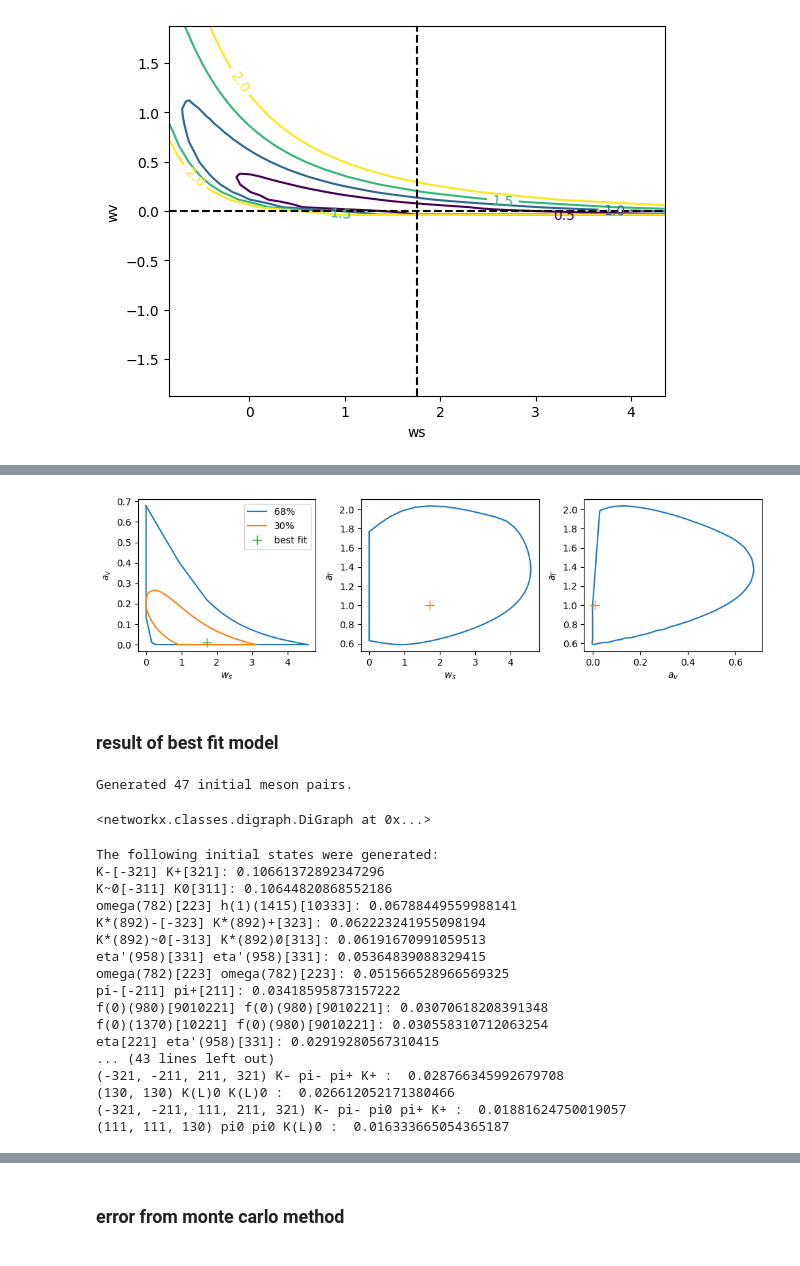
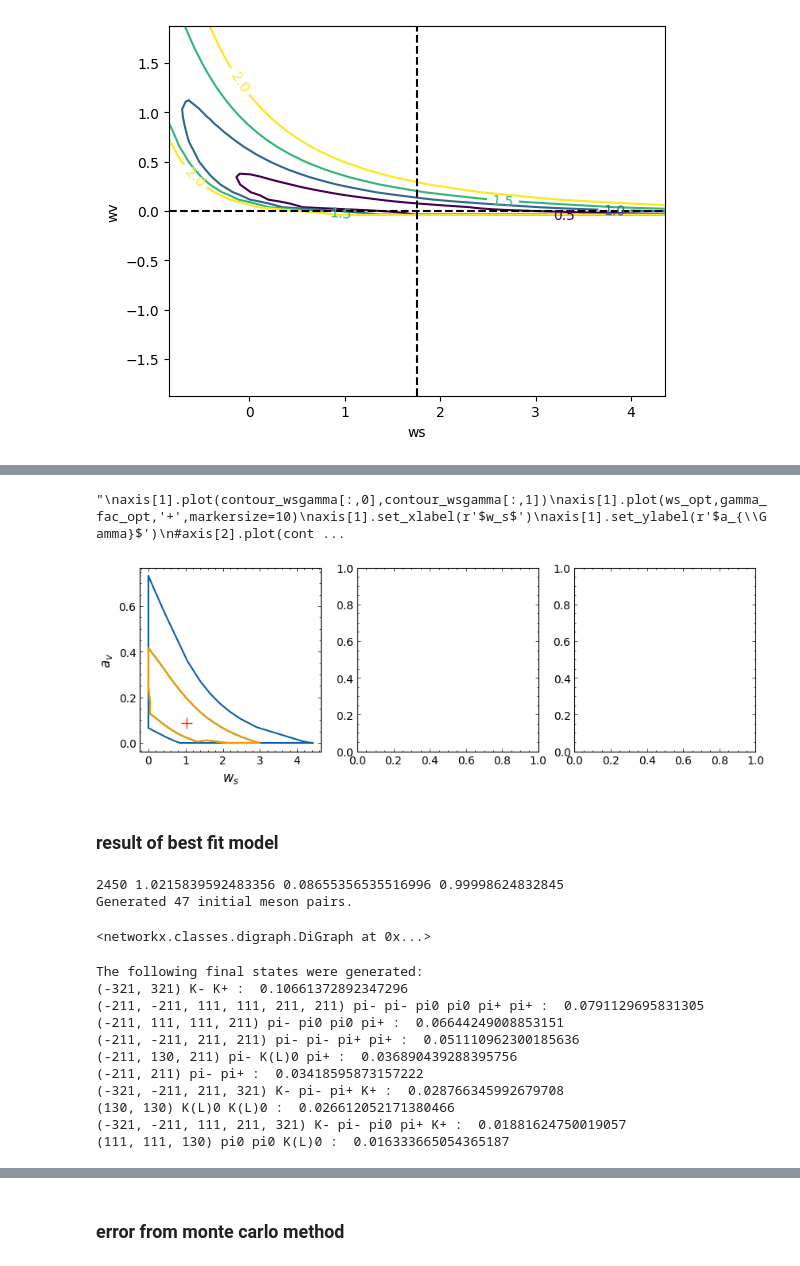
Before and after one commit to HeSeebach/ScalarHadronizer, a Jupyter notebook: parameter_fits.ipynb, the cells around one changed output, grey strips where cells are left out. Saved outputs shown, nothing was run; the diff lists cells and outputs as text; code cells hidden in the pictures.

```diff
--- a/parameter_fits.ipynb
+++ b/parameter_fits.ipynb
@@ -789,5 +771,5 @@ def get_contour(contour_name,par1,par2,cl=0.68):
             pickle.dump(contour,f)
     return contour
 # %%
-contour_wswv=get_contour('contour_wswv','ws','wv')
+contour_wswv=get_contour('contour_wswv_experimental','ws','wv',exp=True)
 plt.plot(contour_wswv[:,0],contour_wswv[:,1])
@@ -821,6 +779,3 @@ else:
 # %%
-contour_wvgamma=get_contour('contour_wvgamma','wv','gamma_fac')
+contour_wvgamma=get_contour('contour_wvgamma','wv','gamma_fac',exp=False)
+contour_wvgamma_exp=get_contour('contour_wvgamma_experimental2','wv','gamma_fac',exp=True)
-# %%
-#fix wvgamma contour
-cutoff=308
-plt.plot(np.append(contour_wvgamma[:cutoff,0],contour_wvgamma[-1,0]),np.append(contour_wvgamma[:cutoff,1],contour_wvgamma[-1,1]))
@@ -832,51 +810,54 @@ contour_wswv30=get_contour('contour_wswv30','ws','wv',cl=0.3)
 contour_wswv50=get_contour('contour_wswv50','ws','wv',cl=0.5)
+# %%
+
+contour_wswv10=get_contour('contour_wswv10','ws','wv',cl=0.3)
 # %%
 fig,axis=plt.subplots(1,3,figsize=(10,3))
-axis[0].plot(contour_wswv_experimental[:,0],contour_wswv_experimental[:,1],label='68%')
+axis[0].plot(contour_wswv[:,0],contour_wswv[:,1],label='68%')
+axis[0].plot(contour_wswv10[:,0],contour_wswv10[:,1],label='30%')
 axis[0].plot(contour_wswv30[:,0],contour_wswv30[:,1],label='30%')
 #axis[0].plot(contour_wswv50[:,0],contour_wswv50[:,1])
 axis[0].plot(ws_opt,wv_opt,'+',markersize=10,label='best fit')
 axis[0].set_xlabel(r'$w_s$')
 axis[0].set_ylabel(r'$a_v$')
-axis[1].plot(contour_wsgamma_experimental[:,0],contour_wsgamma_experimental[:,1])
+
+"""
+axis[1].plot(contour_wsgamma[:,0],contour_wsgamma[:,1])
 axis[1].plot(ws_opt,gamma_fac_opt,'+',markersize=10)
 axis[1].set_xlabel(r'$w_s$')
 axis[1].set_ylabel(r'$a_{\Gamma}$')
 #axis[2].plot(contour_wvgamma_experimental[:,0],contour_wvgamma_experimental[:,1])
 axis[2].plot(np.append(contour_wvgamma[:cutoff,0],contour_wvgamma[-1,0]),np.append(contour_wvgamma[:cutoff,1],contour_wvgamma[-1,1]))
 axis[2].plot(wv_opt,gamma_fac_opt,'+',markersize=10)
 axis[2].set_xlabel(r'$a_v$')
 axis[2].set_ylabel(r'$a_{\Gamma}$')
 axis[0].legend()
 plt.tight_layout()
 plt.savefig('/home/henry/Documents/Uni/Masterarbeit/latex-thesis/plots/likelihood_contours.pdf')
+"""
 # %% [output]
+"\naxis[1].plot(contour_wsgamma[:,0],contour_wsgamma[:,1])\naxis[1].plot(ws_opt,gamma_fac_opt,'+',markersize=10)\naxis[1].set_xlabel(r'$w_s$')\naxis[1].set_ylabel(r'$a_{\\Gamma}$')\n#axis[2].plot(cont ...
-[figure, old version]
+[figure, new version]
 # %% [markdown]
 ### result of best fit model
 # %%
+print(m_fit,ws_opt,wv_opt,gamma_fac_opt)
 SH_best_fit=ScalarHadronizer(scalar_mass=m_fit,strange_weight=ws_opt,spin_suppression=wv_opt,gamma_fac=gamma_fac_opt)
 SH_best_fit.simulateDecay()
 # %% [output]
+2450 1.0215839592483356 0.08655356535516996 0.99998624832845
 Generated 47 initial meson pairs.
 <networkx.classes.digraph.DiGraph at 0x...>
 # %%
-SH_best_fit.print_initial_states()
 SH_best_fit.print_final_states(10)
 # %% [output]
-The following initial states were generated:
-K-[-321] K+[321]: 0.10661372892347296
-K~0[-311] K0[311]: 0.10644820868552186
-omega(782)[223] h(1)(1415)[10333]: 0.06788449559988141
-K*(892)-[-323] K*(892)+[323]: 0.062223241955098194
-K*(892)~0[-313] K*(892)0[313]: 0.06191670991059513
-eta'(958)[331] eta'(958)[331]: 0.05364839088329415
-omega(782)[223] omega(782)[223]: 0.051566528966569325
-pi-[-211] pi+[211]: 0.03418595873157222
-f(0)(980)[9010221] f(0)(980)[9010221]: 0.03070618208391348
-f(0)(1370)[10221] f(0)(980)[9010221]: 0.030558310712063254
-eta[221] eta'(958)[331]: 0.02919280567310415
-... (43 lines left out)
+The following final states were generated:
+(-321, 321) K- K+ :  0.10661372892347296
+(-211, -211, 111, 111, 211, 211) pi- pi- pi0 pi0 pi+ pi+ :  0.0791129695831305
+(-211, 111, 111, 211) pi- pi0 pi0 pi+ :  0.06644249008853151
+(-211, -211, 211, 211) pi- pi- pi+ pi+ :  0.051110962300185636
+(-211, 130, 211) pi- K(L)0 pi+ :  0.036890439288395756
+(-211, 211) pi- pi+ :  0.03418595873157222
 (-321, -211, 211, 321) K- pi- pi+ K+ :  0.028766345992679708
 (130, 130) K(L)0 K(L)0 :  0.026612052171380466
 (-321, -211, 111, 211, 321) K- pi- pi0 pi+ K+ :  0.01881624750019057
```
Also changed, not shown: parts of 96 cells of this notebook, 18 other files.
